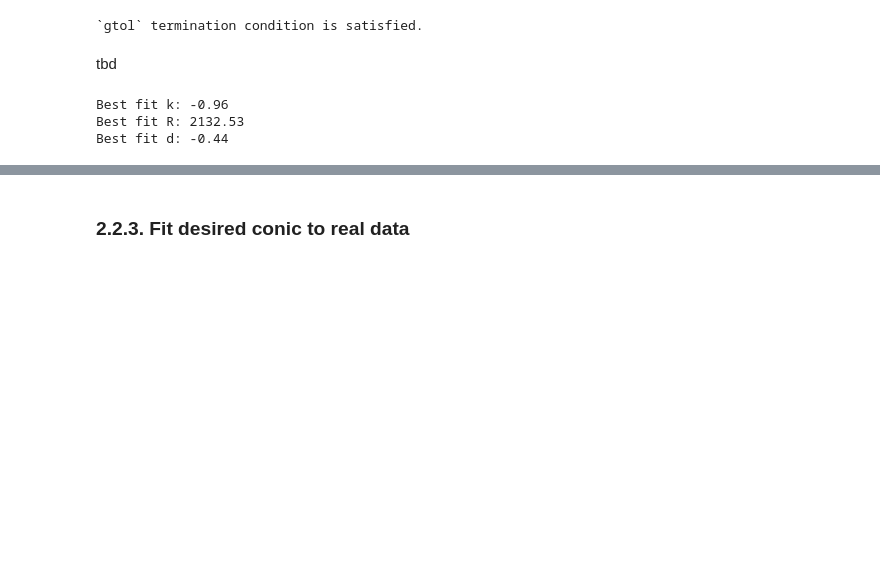
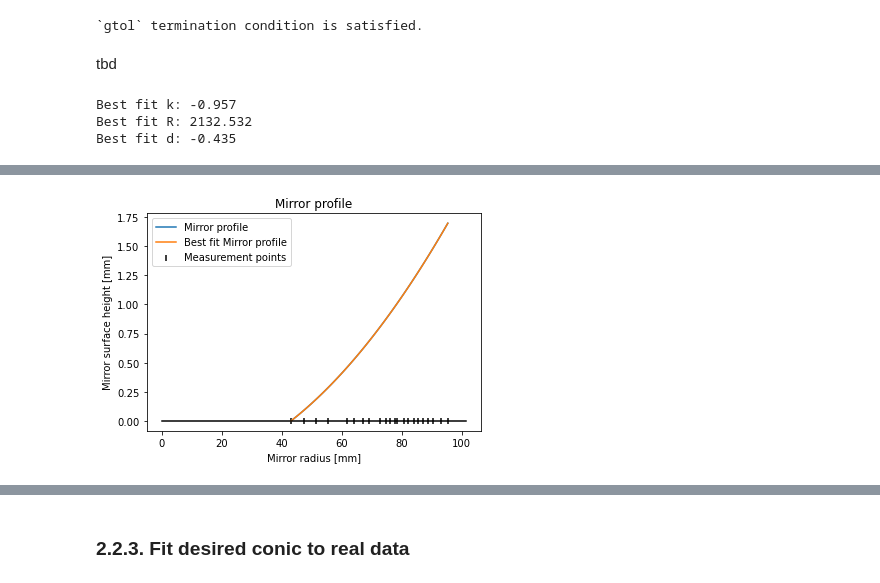
Before and after one commit to nunosousa/TelescopeMirrorTester, a Jupyter notebook: GUI/Documentation/Exploratory Foucault test data reduction.ipynb, the cells around one changed output, grey strips where cells are left out. Cells and saved outputs as stored; diff of their text form; code cells hidden in the pictures; blank space fills up the shorter version.

```diff
--- a/GUI/Documentation/Exploratory Foucault test data reduction.ipynb
+++ b/GUI/Documentation/Exploratory Foucault test data reduction.ipynb
@@ -354,17 +357,20 @@ print(least_squares_solution.message)
 # %% [markdown]
 tbd
 # %%
-print("Best fit k: {0:.2f}".format(least_squares_solution.x[0]))
-print("Best fit R: {0:.2f}".format(least_squares_solution.x[1]))
-print("Best fit d: {0:.2f}".format(least_squares_solution.x[2]))
+print("Best fit k: {0:.3f}".format(least_squares_solution.x[0]))
+print("Best fit R: {0:.3f}".format(least_squares_solution.x[1]))
+print("Best fit d: {0:.3f}".format(least_squares_solution.x[2]))
 # %% [output]
-Best fit k: -0.96
-Best fit R: 2132.53
-Best fit d: -0.44
+Best fit k: -0.957
+Best fit R: 2132.532
+Best fit d: -0.435
 # %%
 gp = aspheric_profile_function(x_e, least_squares_solution.x[0], least_squares_solution.x[1], least_squares_solution.x[2])
 # %%
-%matplotlib notebook
+%matplotlib inline
+pyplot.rcParams['figure.figsize'] = [9, 4]
+pyplot.rcParams['figure.dpi'] = 120
+
 pyplot.title('Mirror profile')
 pyplot.plot(x_e, g, label="Mirror profile")
 pyplot.plot(x_e, gp, label="Best fit Mirror profile")
@@ -380,3 +384,4 @@ pyplot.show()
+[figure, added]
 # %%
 g_error = numpy.subtract(g, gp)
 # %%
```
Also changed, not shown: parts of 4 cells of this notebook.
